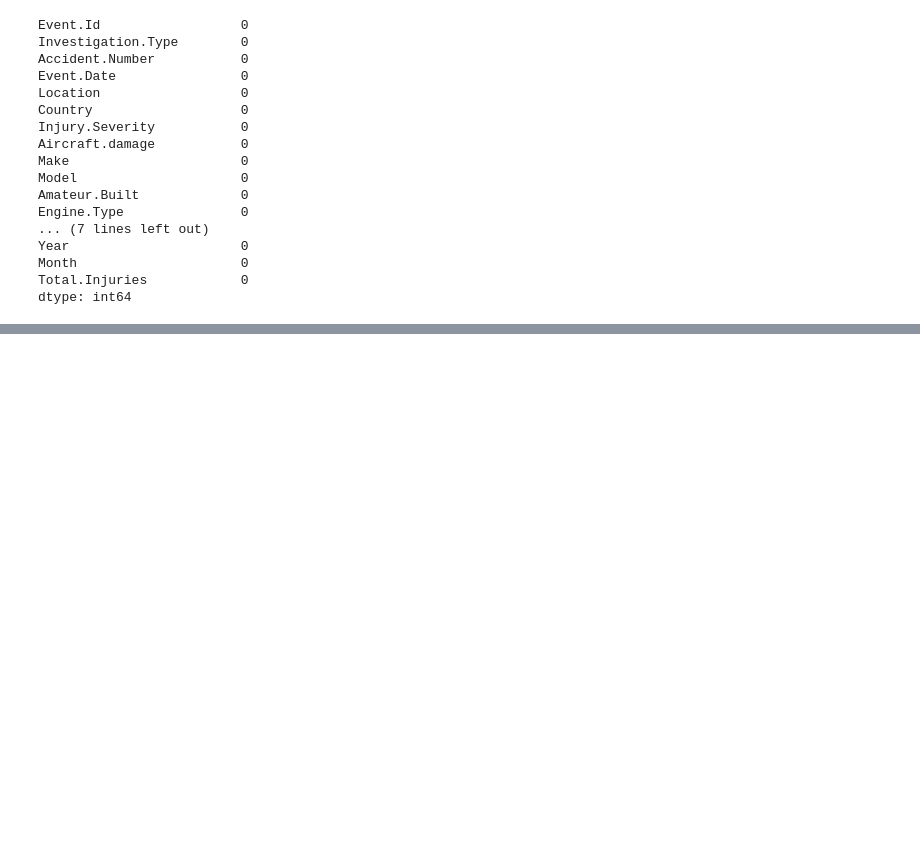
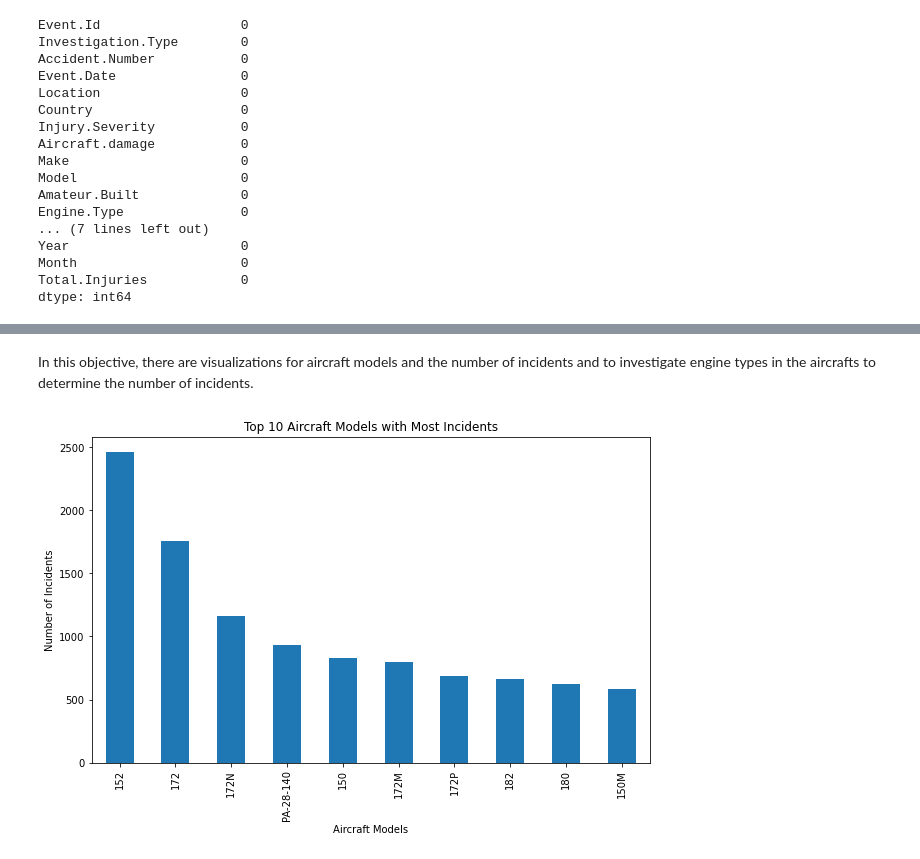
Before and after one commit to billysambasi/phase_1_project, a Jupyter notebook: index.ipynb, the cells around one changed output, grey strips where cells are left out. Saved outputs shown, nothing was run; the diff lists cells and outputs as text; code cells hidden in the pictures; blank space fills up the shorter version.

```diff
--- a/index.ipynb
+++ b/index.ipynb
@@ -319,0 +384,11 @@ dtype: int64
+# %% [markdown]
+In this objective, there are visualizations for aircraft models and the number of incidents and to investigate engine types in the aircrafts to determine the number of incidents.
+# %%
+# Top 10 aircraft models with the most incidents
+top_models = aviation_df['Model'].value_counts().head(10)
+top_models.plot(kind='bar', figsize=(10, 6), title='Top 10 Aircraft Models with Most Incidents')
+plt.xlabel('Aircraft Models')
+plt.ylabel('Number of Incidents')
+plt.show();
+# %% [output]
+[figure, added]
```
Also changed, not shown: parts of 29 cells of this notebook.
